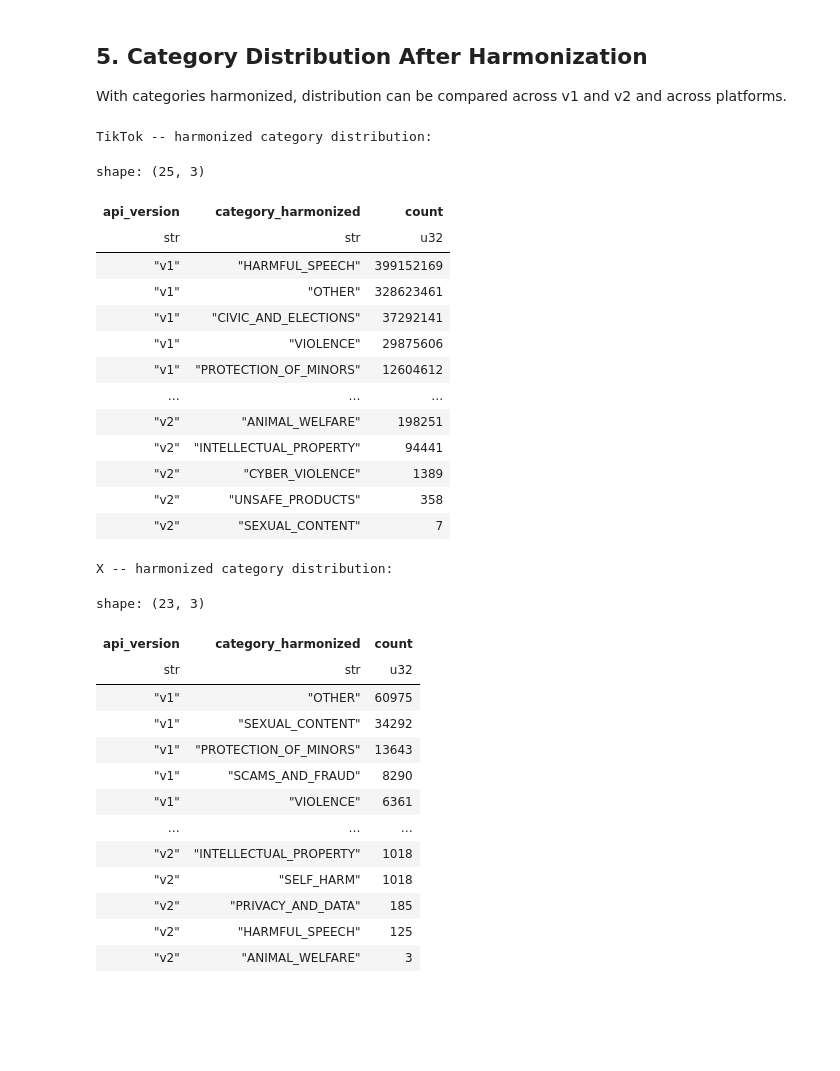
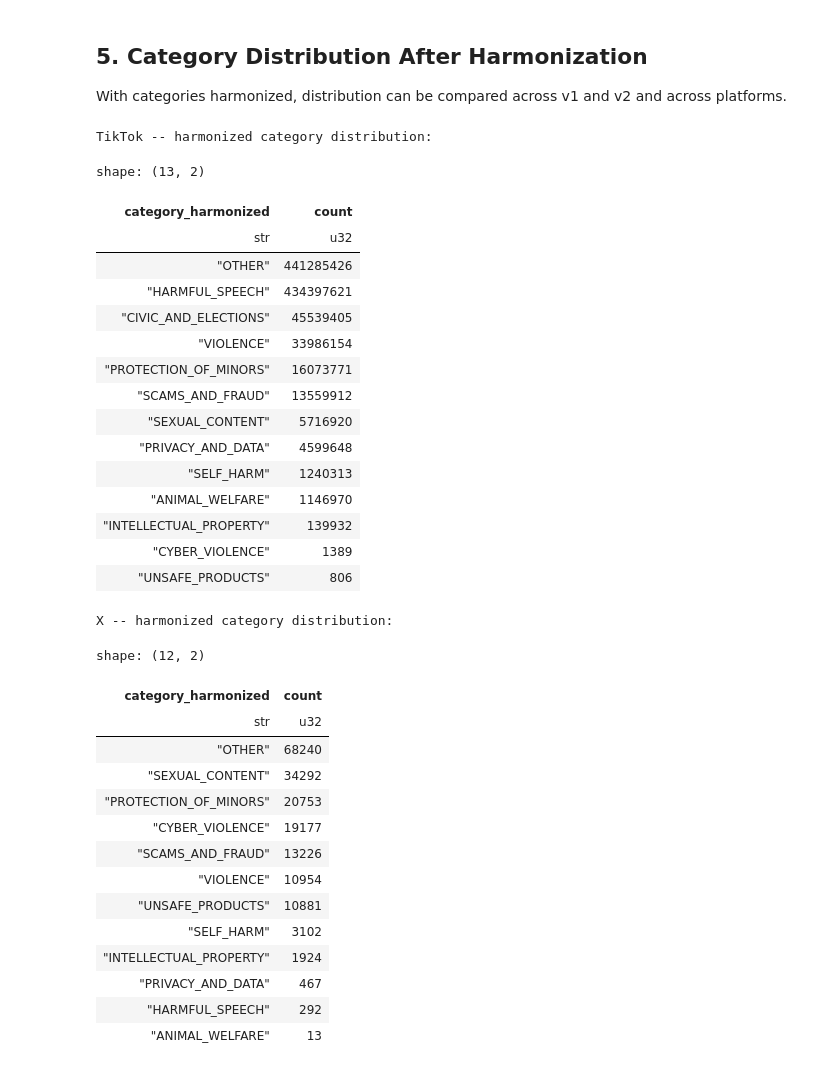
Before and after one commit to zamo-13/Bachelorarbeit_Moderation-Dynamics-in-Transition, a Jupyter notebook: notebooks/03_harmonization.ipynb, the cells around one changed output. Saved outputs shown, nothing was run; the diff lists cells and outputs as text; code cells hidden in the pictures; blank space fills up the shorter version.

```diff
--- a/notebooks/03_harmonization.ipynb
+++ b/notebooks/03_harmonization.ipynb
@@ -433,54 +453,60 @@ With categories harmonized, distribution can be compared across v1 and v2 and ac
 # %%
 # TikTok: category distribution per api_version
 tiktok_dist = (
     pl.scan_parquet(str(TIKTOK_HARMONIZED))
-    .group_by(["api_version", "category_harmonized"])
+    .group_by([ "category_harmonized"])
     .agg(pl.len().alias("count"))
-    .sort(["api_version", "count"], descending=[False, True])
+    .sort(["count"], descending=[True])
     .collect(engine="streaming")
 )
 print("TikTok -- harmonized category distribution:")
-tiktok_dist
+
+with pl.Config(fmt_str_lengths=100, tbl_rows=100):
+    display(tiktok_dist)
 # %% [output]
 TikTok -- harmonized category distribution:
-shape: (25, 3)
+shape: (13, 2)
-| api_version | category_harmonized | count |
-| str | str | u32 |
-| "v1" | "HARMFUL_SPEECH" | 399152169 |
-| "v1" | "OTHER" | 328623461 |
-| "v1" | "CIVIC_AND_ELECTIONS" | 37292141 |
-| "v1" | "VIOLENCE" | 29875606 |
-| "v1" | "PROTECTION_OF_MINORS" | 12604612 |
-| … | … | … |
-| "v2" | "ANIMAL_WELFARE" | 198251 |
-| "v2" | "INTELLECTUAL_PROPERTY" | 94441 |
-| "v2" | "CYBER_VIOLENCE" | 1389 |
-| "v2" | "UNSAFE_PRODUCTS" | 358 |
-| "v2" | "SEXUAL_CONTENT" | 7 |
+| category_harmonized | count |
+| str | u32 |
+| "OTHER" | 441285426 |
+| "HARMFUL_SPEECH" | 434397621 |
+| "CIVIC_AND_ELECTIONS" | 45539405 |
+| "VIOLENCE" | 33986154 |
+| "PROTECTION_OF_MINORS" | 16073771 |
+| "SCAMS_AND_FRAUD" | 13559912 |
+| "SEXUAL_CONTENT" | 5716920 |
+| "PRIVACY_AND_DATA" | 4599648 |
+| "SELF_HARM" | 1240313 |
+| "ANIMAL_WELFARE" | 1146970 |
+| "INTELLECTUAL_PROPERTY" | 139932 |
+| "CYBER_VIOLENCE" | 1389 |
+| "UNSAFE_PRODUCTS" | 806 |
 # %%
 # X: category distribution per api_version
 x_dist = (
     pl.scan_parquet(str(X_HARMONIZED))
-    .group_by(["api_version", "category_harmonized"])
+    .group_by([ "category_harmonized"])
     .agg(pl.len().alias("count"))
-    .sort(["api_version", "count"], descending=[False, True])
+    .sort(["count"], descending=[True])
     .collect()
 )
 print("X -- harmonized category distribution:")
-x_dist
+with pl.Config(fmt_str_lengths=100, tbl_rows=100):
+    display(x_dist)
 # %% [output]
 X -- harmonized category distribution:
-shape: (23, 3)
+shape: (12, 2)
-| api_version | category_harmonized | count |
-| str | str | u32 |
-| "v1" | "OTHER" | 60975 |
-| "v1" | "SEXUAL_CONTENT" | 34292 |
-| "v1" | "PROTECTION_OF_MINORS" | 13643 |
-| "v1" | "SCAMS_AND_FRAUD" | 8290 |
-| "v1" | "VIOLENCE" | 6361 |
-| … | … | … |
-| "v2" | "INTELLECTUAL_PROPERTY" | 1018 |
-| "v2" | "SELF_HARM" | 1018 |
-| "v2" | "PRIVACY_AND_DATA" | 185 |
-| "v2" | "HARMFUL_SPEECH" | 125 |
-| "v2" | "ANIMAL_WELFARE" | 3 |
+| category_harmonized | count |
+| str | u32 |
+| "OTHER" | 68240 |
+| "SEXUAL_CONTENT" | 34292 |
+| "PROTECTION_OF_MINORS" | 20753 |
+| "CYBER_VIOLENCE" | 19177 |
+| "SCAMS_AND_FRAUD" | 13226 |
+| "VIOLENCE" | 10954 |
+| "UNSAFE_PRODUCTS" | 10881 |
+| "SELF_HARM" | 3102 |
+| "INTELLECTUAL_PROPERTY" | 1924 |
+| "PRIVACY_AND_DATA" | 467 |
+| "HARMFUL_SPEECH" | 292 |
+| "ANIMAL_WELFARE" | 13 |
```
Also changed, not shown: parts of 16 cells of this notebook.
